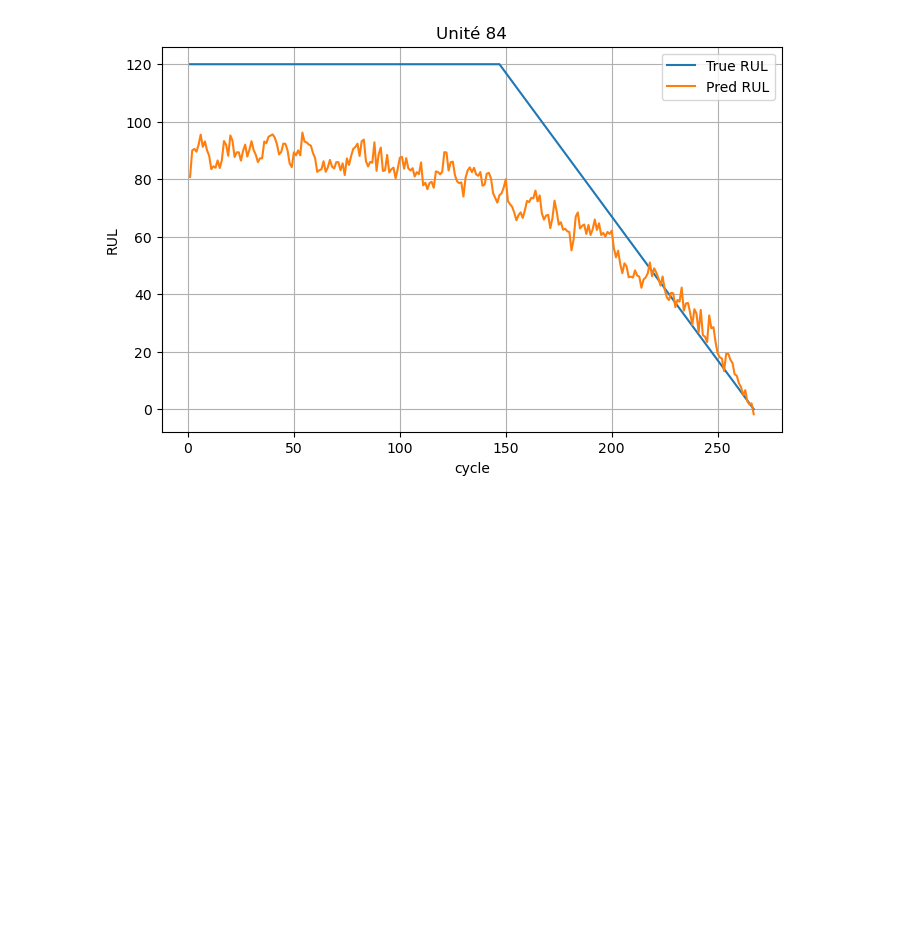
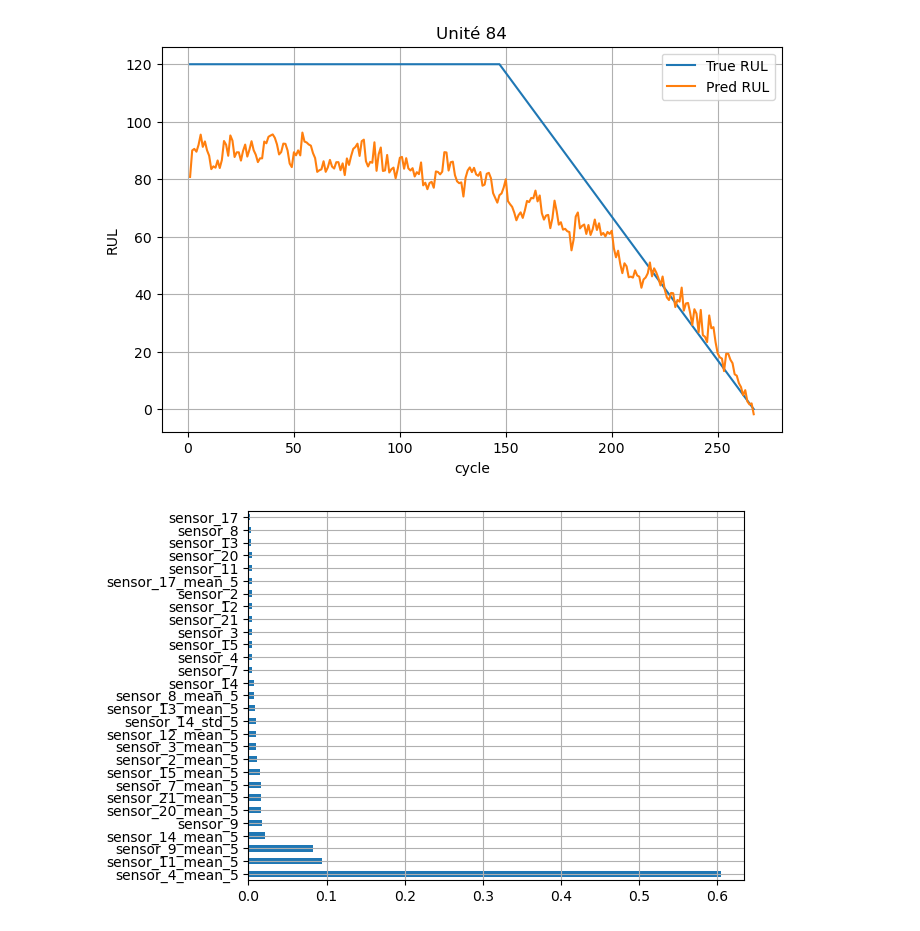
Before and after one commit to elouanXP/smart_predictive_maintenance, a Jupyter notebook: notebooks/03_model.ipynb, the cells around one changed output. Cells and saved outputs as stored; diff of their text form; code cells hidden in the pictures; blank space fills up the shorter version.

```diff
--- a/notebooks/03_model.ipynb
+++ b/notebooks/03_model.ipynb
@@ -121,3 +89,17 @@ plt.show()
 plt.close()
 # %% [output]
 [figure]
+# %%
+# Random Forest
+
+rf = RandomForestRegressor().fit(X_train, y_train)
+
+importances = rf.feature_importances_
+feature_imp = pd.Series(importances, index=X_train.columns)
+feature_imp = feature_imp.sort_values(ascending=False)
+feature_imp.plot(kind='barh')
+plt.grid()
+plt.show()
+plt.close()
+# %% [output]
+[figure, added]
```
Also changed, not shown: parts of 6 cells of this notebook, 2 other files.
